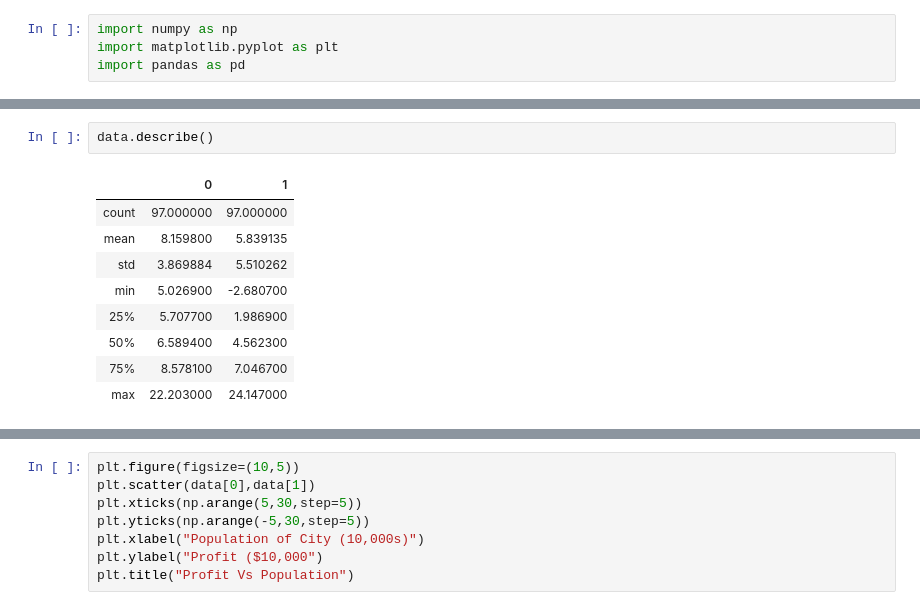
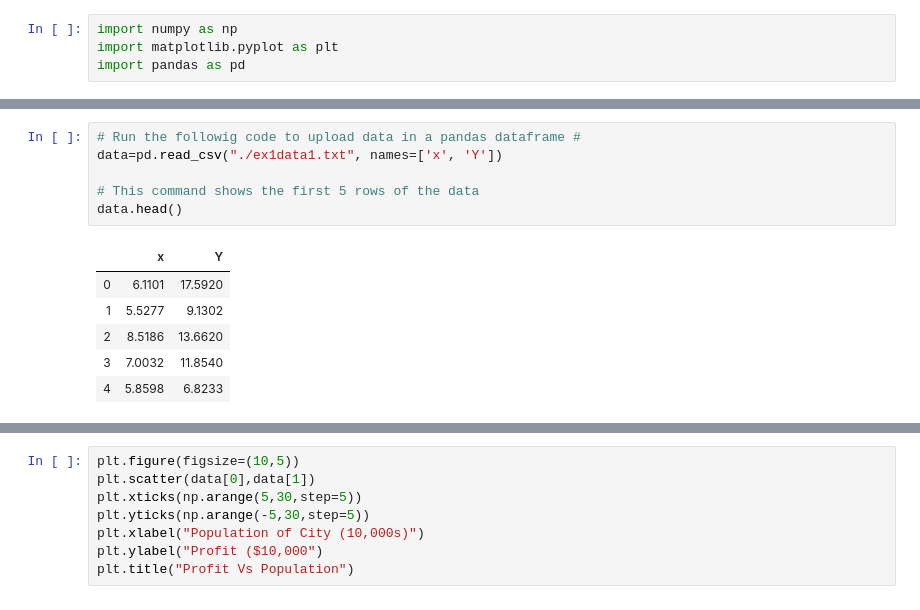
Before and after one commit to mzhoolideh/Intro_To_ML, a Jupyter notebook: hm1.ipynb, the cells around one changed output, grey strips where cells are left out. Cells and saved outputs as stored; diff of their text form.

```diff
--- a/hm1.ipynb
+++ b/hm1.ipynb
@@ -15,12 +5,13 @@ data.head()
-# %%
-data.describe()
-# %% [output]
-|  | 0 | 1 |
-| count | 97.000000 | 97.000000 |
-| mean | 8.159800 | 5.839135 |
-| std | 3.869884 | 5.510262 |
-| min | 5.026900 | -2.680700 |
-| 25% | 5.707700 | 1.986900 |
-| 50% | 6.589400 | 4.562300 |
-| 75% | 8.578100 | 7.046700 |
-| max | 22.203000 | 24.147000 |
+# %%
+# Run the followig code to upload data in a pandas dataframe #
+data=pd.read_csv("./ex1data1.txt", names=['x', 'Y'])
+
+# This command shows the first 5 rows of the data
+data.head()
+# %% [output]
+|  | x | Y |
+| 0 | 6.1101 | 17.5920 |
+| 1 | 5.5277 | 9.1302 |
+| 2 | 8.5186 | 13.6620 |
+| 3 | 7.0032 | 11.8540 |
+| 4 | 5.8598 | 6.8233 |
```
Also changed, not shown: parts of 2 cells of this notebook.
